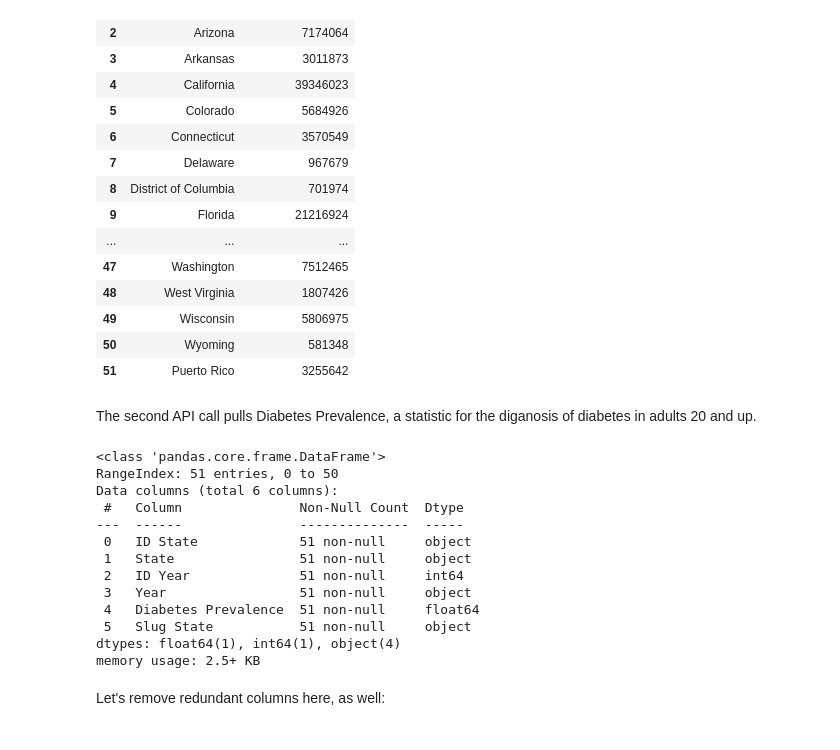
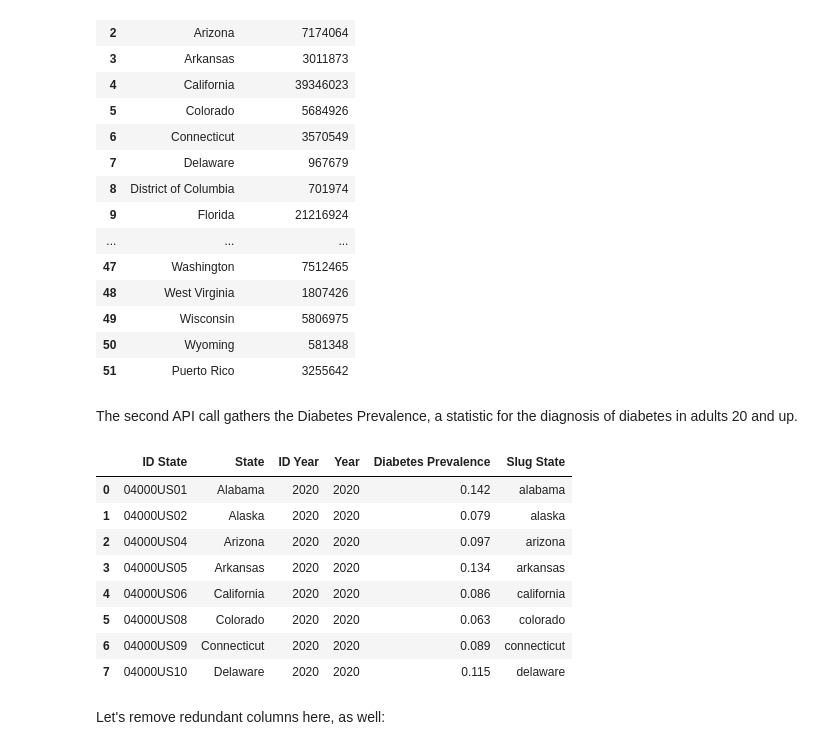
Before and after one commit to LilGotit/StateVarianceDiabetes, a Jupyter notebook: StateVarianceDiabetes.ipynb, the cells around one changed output. Saved outputs shown, nothing was run; the diff lists cells and outputs as text; code cells hidden in the pictures.

```diff
--- a/StateVarianceDiabetes.ipynb
+++ b/StateVarianceDiabetes.ipynb
@@ -65,27 +60,22 @@ df
 | 50 | Wyoming | 581348 |
 | 51 | Puerto Rico | 3255642 |
 # %% [markdown]
-The second API call pulls Diabetes Prevalence, a statistic for the diganosis of diabetes in adults 20 and up.
+The second API call gathers the Diabetes Prevalence, a statistic for the diagnosis of diabetes in adults 20 and up.
 # %%
 responseTwo = req.get("https://datausa.io/api/data?drilldowns=State&measures=Diabetes%20Prevalence&year=2020")
 jsonTwo = responseTwo.json()
 dfTwo = pd.json_normalize(data = jsonTwo, record_path = ["data"])
-dfTwo
-dfTwo.info()
+dfTwo.head(8)
 # %% [output]
-<class 'pandas.core.frame.DataFrame'>
-RangeIndex: 51 entries, 0 to 50
-Data columns (total 6 columns):
- #   Column               Non-Null Count  Dtype
----  ------               --------------  -----
- 0   ID State             51 non-null     object
- 1   State                51 non-null     object
- 2   ID Year              51 non-null     int64
- 3   Year                 51 non-null     object
- 4   Diabetes Prevalence  51 non-null     float64
- 5   Slug State           51 non-null     object
-dtypes: float64(1), int64(1), object(4)
-memory usage: 2.5+ KB
+|  | ID State | State | ID Year | Year | Diabetes Prevalence | Slug State |
+| 0 | 04000US01 | Alabama | 2020 | 2020 | 0.142 | alabama |
+| 1 | 04000US02 | Alaska | 2020 | 2020 | 0.079 | alaska |
+| 2 | 04000US04 | Arizona | 2020 | 2020 | 0.097 | arizona |
+| 3 | 04000US05 | Arkansas | 2020 | 2020 | 0.134 | arkansas |
+| 4 | 04000US06 | California | 2020 | 2020 | 0.086 | california |
+| 5 | 04000US08 | Colorado | 2020 | 2020 | 0.063 | colorado |
+| 6 | 04000US09 | Connecticut | 2020 | 2020 | 0.089 | connecticut |
+| 7 | 04000US10 | Delaware | 2020 | 2020 | 0.115 | delaware |
 # %% [markdown]
 Let's remove redundant columns here, as well:
 # %%
```
Also changed, not shown: parts of 12 cells of this notebook, 1 other file.
